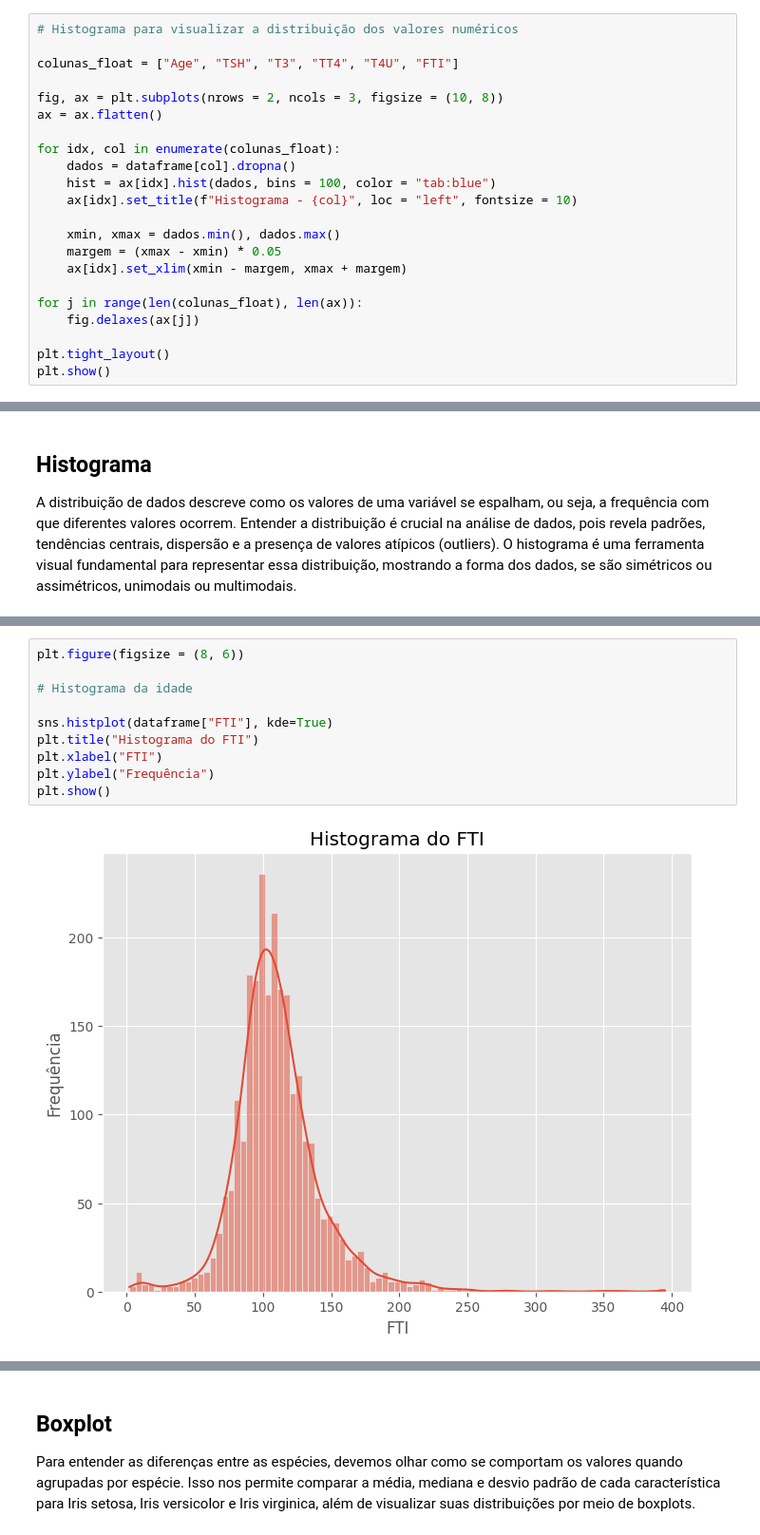
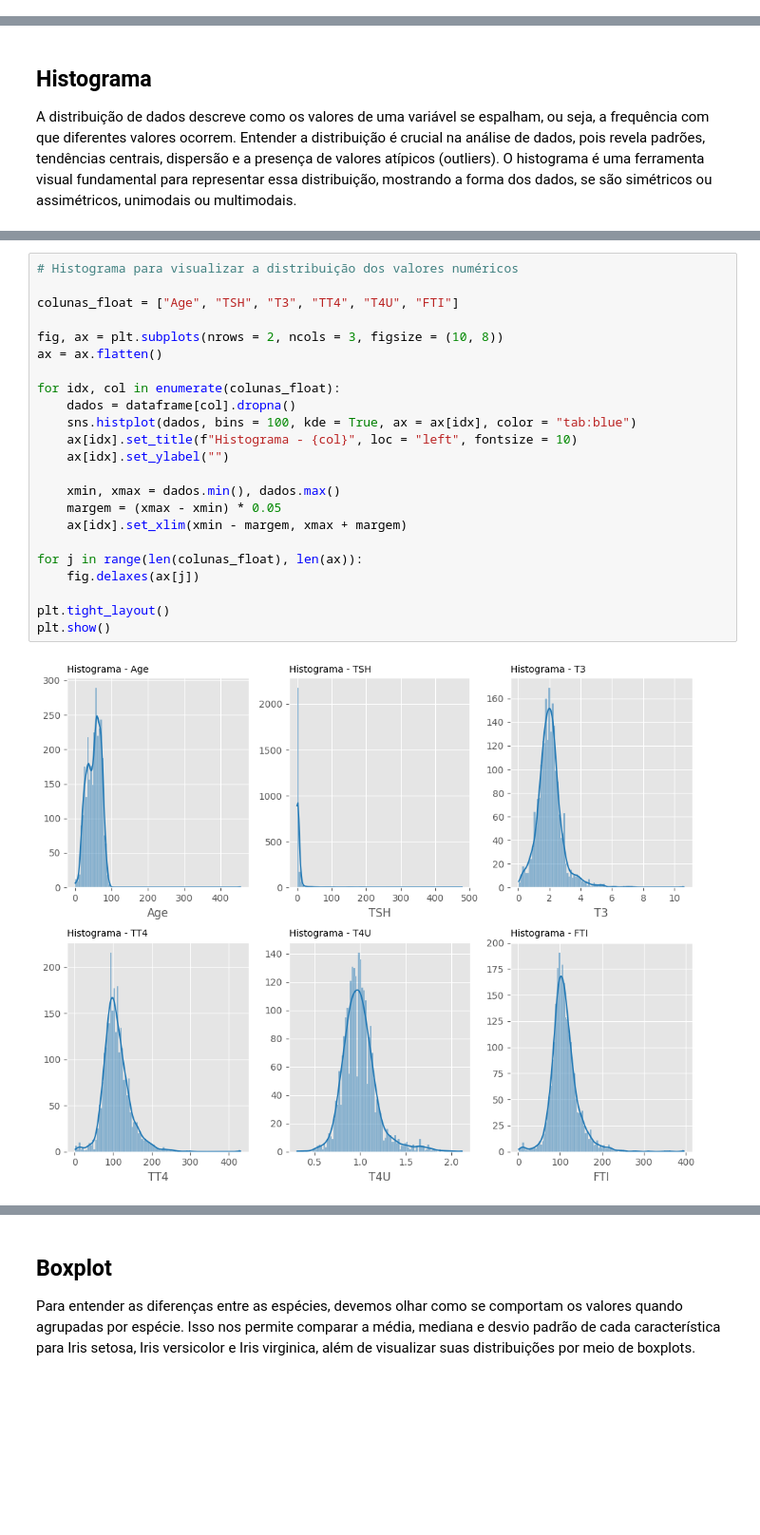
Before and after one commit to leticiasbm/DSAnalytics, a Jupyter notebook: MVP_Letícia_Santos_Batista_de_Melo.ipynb, the cells around one changed output, grey strips where cells are left out. Shown: that part at 95% size. Drawn from its saved outputs; the diff is of its cells as text; blank space fills up the shorter version.

```diff
--- a/MVP_Letícia_Santos_Batista_de_Melo.ipynb
+++ b/MVP_Letícia_Santos_Batista_de_Melo.ipynb
@@ -311,25 +311,3 @@ dataframe.describe().loc['mean']
 | FTI | 110.788698 |
 | TBG | NaN |
 dtype: float64
-# %%
-# Histograma para visualizar a distribuição dos valores numéricos
-
-colunas_float = ["Age", "TSH", "T3", "TT4", "T4U", "FTI"]
-
-fig, ax = plt.subplots(nrows = 2, ncols = 3, figsize = (10, 8))
-ax = ax.flatten()
-
-for idx, col in enumerate(colunas_float):
-    dados = dataframe[col].dropna()
-    hist = ax[idx].hist(dados, bins = 100, color = "tab:blue")
-    ax[idx].set_title(f"Histograma - {col}", loc = "left", fontsize = 10)
-
-    xmin, xmax = dados.min(), dados.max()
-    margem = (xmax - xmin) * 0.05
-    ax[idx].set_xlim(xmin - margem, xmax + margem)
-
-for j in range(len(colunas_float), len(ax)):
-    fig.delaxes(ax[j])
-
-plt.tight_layout()
-plt.show()
@@ -470,12 +361,25 @@ Alguma curiosidade ou fato importante sobre o atributo que estamos olhando a dis
-# %%
-plt.figure(figsize = (8, 6))
-
-# Histograma da idade
-
-sns.histplot(dataframe["FTI"], kde=True)
-plt.title("Histograma do FTI")
-plt.xlabel("FTI")
-plt.ylabel("Frequência")
-plt.show()
-# %% [output]
-[figure, removed]
+# %%
+# Histograma para visualizar a distribuição dos valores numéricos
+
+colunas_float = ["Age", "TSH", "T3", "TT4", "T4U", "FTI"]
+
+fig, ax = plt.subplots(nrows = 2, ncols = 3, figsize = (10, 8))
+ax = ax.flatten()
+
+for idx, col in enumerate(colunas_float):
+    dados = dataframe[col].dropna()
+    sns.histplot(dados, bins = 100, kde = True, ax = ax[idx], color = "tab:blue")
+    ax[idx].set_title(f"Histograma - {col}", loc = "left", fontsize = 10)
+    ax[idx].set_ylabel("")
+
+    xmin, xmax = dados.min(), dados.max()
+    margem = (xmax - xmin) * 0.05
+    ax[idx].set_xlim(xmin - margem, xmax + margem)
+
+for j in range(len(colunas_float), len(ax)):
+    fig.delaxes(ax[j])
+
+plt.tight_layout()
+plt.show()
+# %% [output]
+[figure, added]
```
Also changed, not shown: parts of 21 cells of this notebook.
